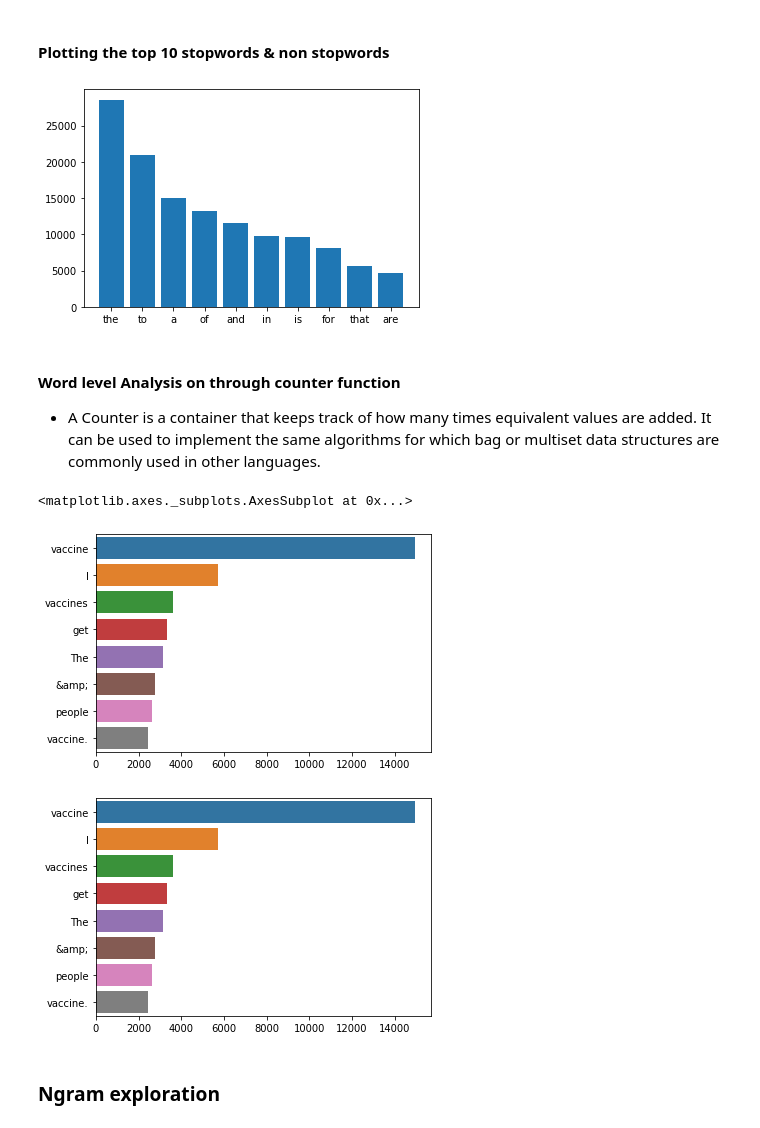
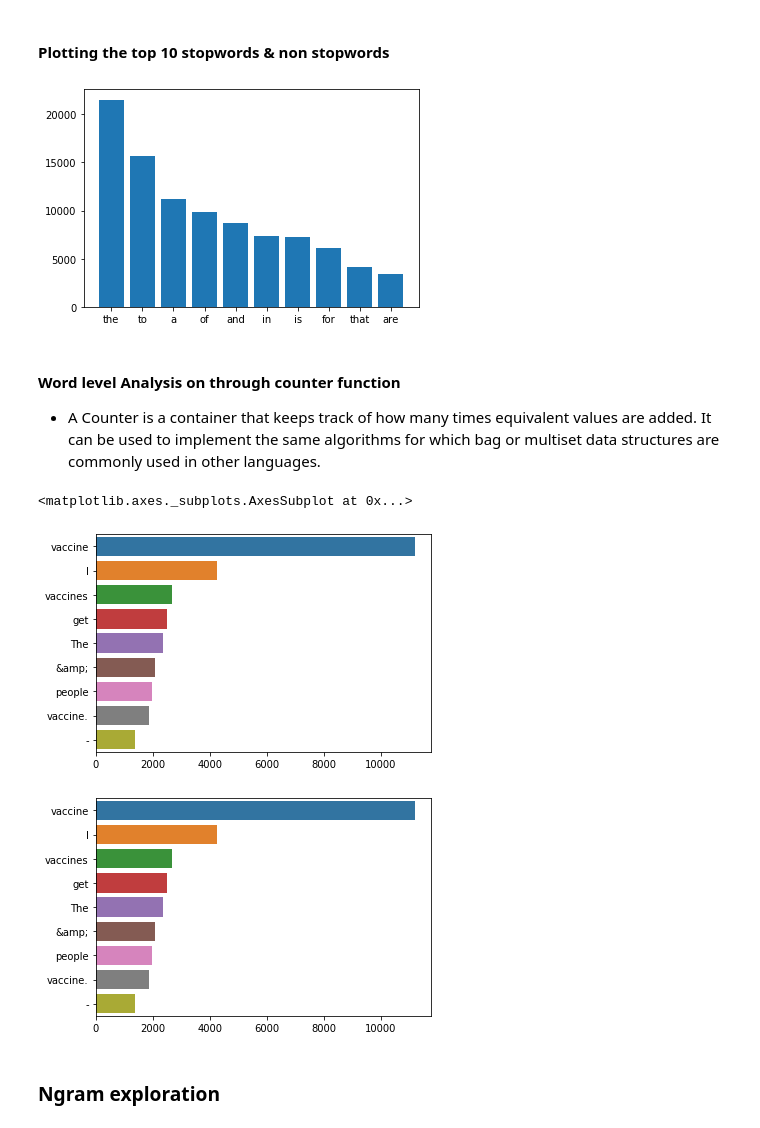
Before and after one commit to ksis1st/NLP_Vaccine_SentimentAnalysis_Tweets, a Jupyter notebook: EDA_SentimentAnalysis.ipynb, the cells around one changed output. Drawn from its saved outputs; the diff is of its cells as text; code cells hidden in the pictures.

Commit message:
train and test split with LDA + WordCloud

```diff
--- a/EDA_SentimentAnalysis.ipynb
+++ b/EDA_SentimentAnalysis.ipynb
@@ -390,3 +390,19 @@ tweets_df_r1['polarity'].hist()
 # %% [output]
 <matplotlib.axes._subplots.AxesSubplot at 0x...>
 [figure]
+# %%
+# create a list of our conditions
+conditions = [
+    (tweets_df_r1['polarity'] > 0),
+    (tweets_df_r1['polarity'] == 0),
+    (tweets_df_r1['polarity'] < 0)
+    ]
+
+# create a list of the values we want to assign for each condition
+values = ['positive', 'neutral', 'negative']
+
+# create a new column and use np.select to assign values to it using our lists as arguments
+tweets_df_r1['sentiment1'] = np.select(conditions, values)
+
+# display updated DataFrame
+tweets_df_r1.head()
@@ -392,0 +430,2 @@ tweets_df_r1['polarity'].hist()
+# %%
+train_tweets = tweets_df_r1.sample(frac = 0.75)
@@ -396,7 +449,7 @@ tweets_df_r1['polarity'].hist()
 stop=set(stopwords.words('english'))
 
 corpus=[]
-newtt= tweets_df_r1['tweet'].str.split()
+newtt= train_tweets['tweet'].str.split()
 newtt=newtt.values.tolist()
 corpus=[word for i in newtt for word in i]
 
@@ -424,9 +477,9 @@ def plot_top_stopwords_barchart(tweet):
     x,y=zip(*top)
     plt.bar(x,y)
 # %%
-plot_top_stopwords_barchart(tweets_df_r1['tweet'])
+plot_top_stopwords_barchart(train_tweets['tweet'])
 # %% [output]
-[figure, old version]
+[figure, new version]
 # %% [markdown]
 #### Word level Analysis on through counter function
 - A Counter is a container that keeps track of how many times equivalent values are added. It can be used to implement the same algorithms for which bag or multiset data structures are commonly used in other languages.
@@ -444,14 +497,14 @@ for word,count in most[:40]:
 sns.barplot(x=y,y=x)
 # %% [output]
 <matplotlib.axes._subplots.AxesSubplot at 0x...>
-[figure, old version]
+[figure, new version]
 # %%
 from collections import  Counter
 
-def plot_top_non_stopwords_barchart(text):
+def plot_top_non_stopwords_barchart(tweet):
     stop=set(stopwords.words('english'))
 
-    newtt= tweets_df_r1['tweet'].str.split()
+    newtt= train_tweets['tweet'].str.split()
     newtt=newtt.values.tolist()
     corpus=[word for i in newtt for word in i]
 
@@ -465,9 +518,9 @@ def plot_top_non_stopwords_barchart(text):
 
     sns.barplot(x=y,y=x)
 # %%
-plot_top_non_stopwords_barchart(tweets_df_r1['tweet'])
+plot_top_non_stopwords_barchart(train_tweets['tweet'])
 # %% [output]
-[figure, old version]
+[figure, new version]
 # %% [markdown]
 ### Ngram exploration
 # %%
```
Also changed, not shown: parts of 30 cells of this notebook, 2 other files.
